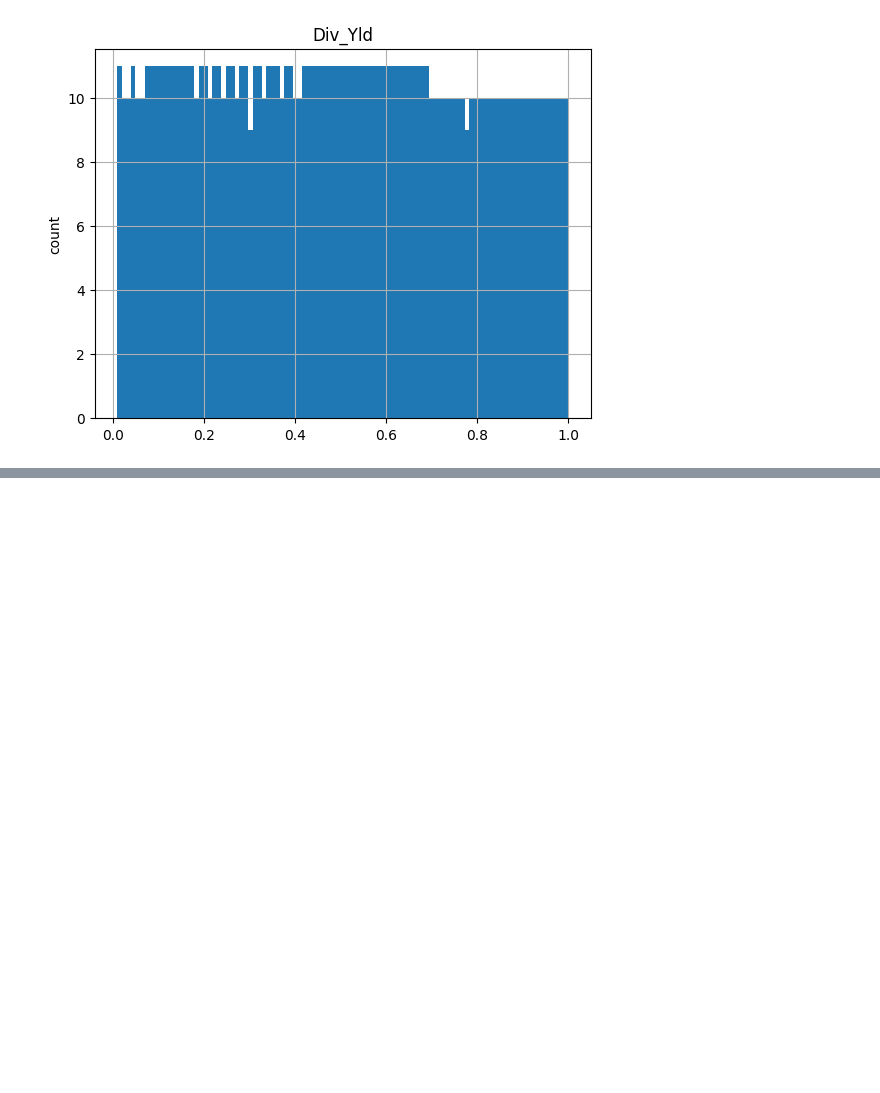
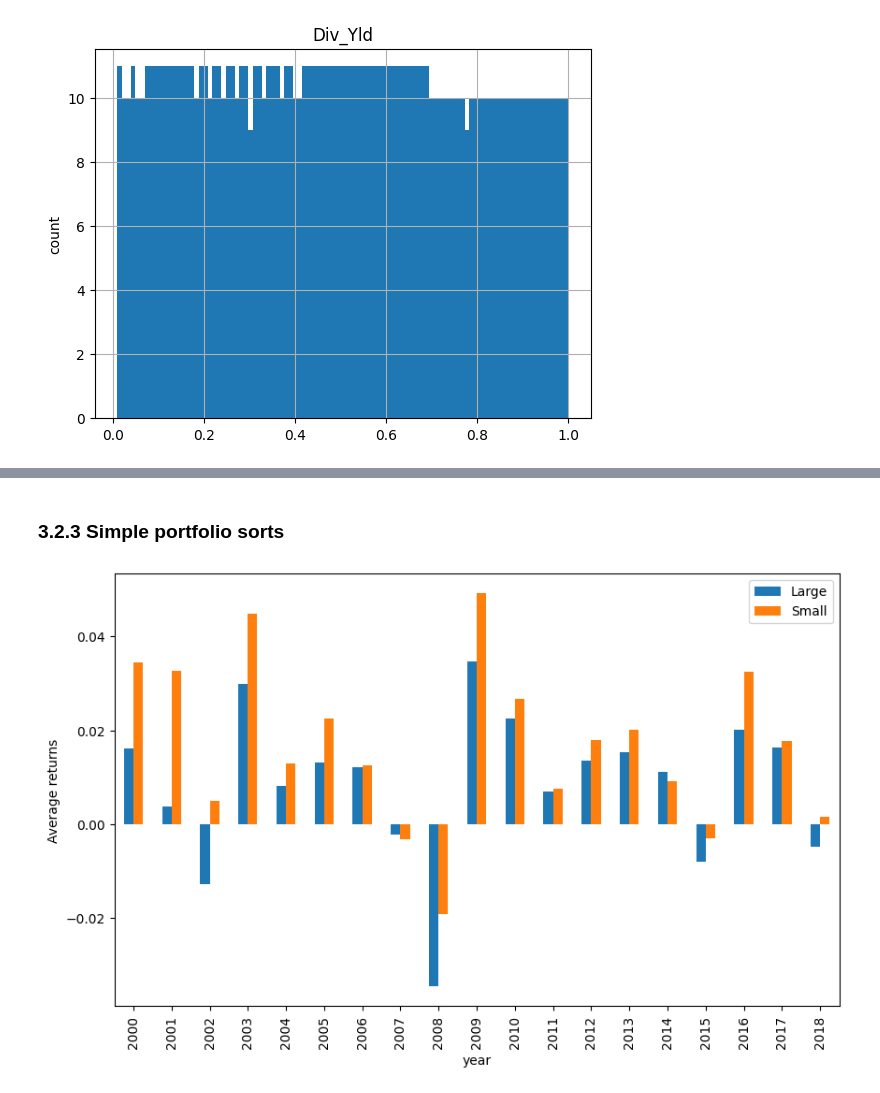
Before and after one commit to nsoojin/mlfactor, a Jupyter notebook: mlfactor-python.ipynb, the cells around one changed output, grey strips where cells are left out. Cells and saved outputs as stored; diff of their text form; code cells hidden in the pictures; blank space fills up the shorter version.

```diff
--- a/mlfactor-python.ipynb
+++ b/mlfactor-python.ipynb
@@ -60,0 +64,16 @@ returns = data_ml[is_stock_ids_short].pivot(index='date', columns='stock_id', va
+# %% [markdown]
+### 3.2.3 Simple portfolio sorts
+# %%
+_median = data_ml[["date", "Mkt_Cap_12M_Usd"]].groupby(["date"]).median().reset_index()
+_median.rename(columns = {'Mkt_Cap_12M_Usd': 'cap_median'}, inplace = True)
+data_tmp = pd.merge(data_ml[["date", "R1M_Usd", "Mkt_Cap_12M_Usd"]], _median,
+                    how = "left", on = ["date"])
+data_tmp["large"] = np.where(data_tmp["Mkt_Cap_12M_Usd"] > data_tmp["cap_median"], "Large", "Small")
+data_tmp["year"] = pd.to_datetime(data_tmp['date']).dt.year
+data_tmp = data_tmp.groupby(["year", "large"])["R1M_Usd"].mean().unstack()
+data_tmp.loc[:, ["Large", "Small"]].plot.bar(figsize = (10, 6));
+plt.ylabel('Average returns')
+plt.xlabel('year')
+plt.legend(loc = "best");
+# %% [output]
+[figure, added]
```
Also changed, not shown: parts of 5 cells of this notebook, 1 other file.
